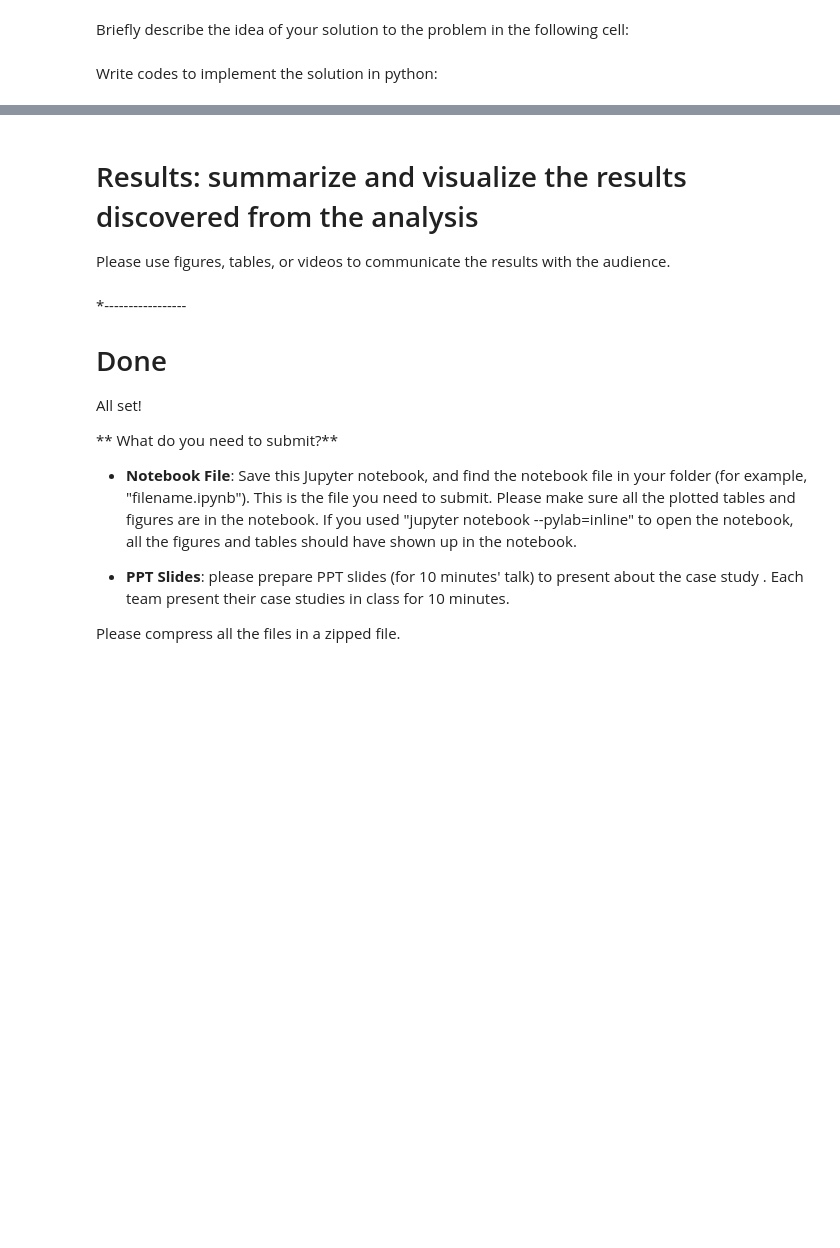
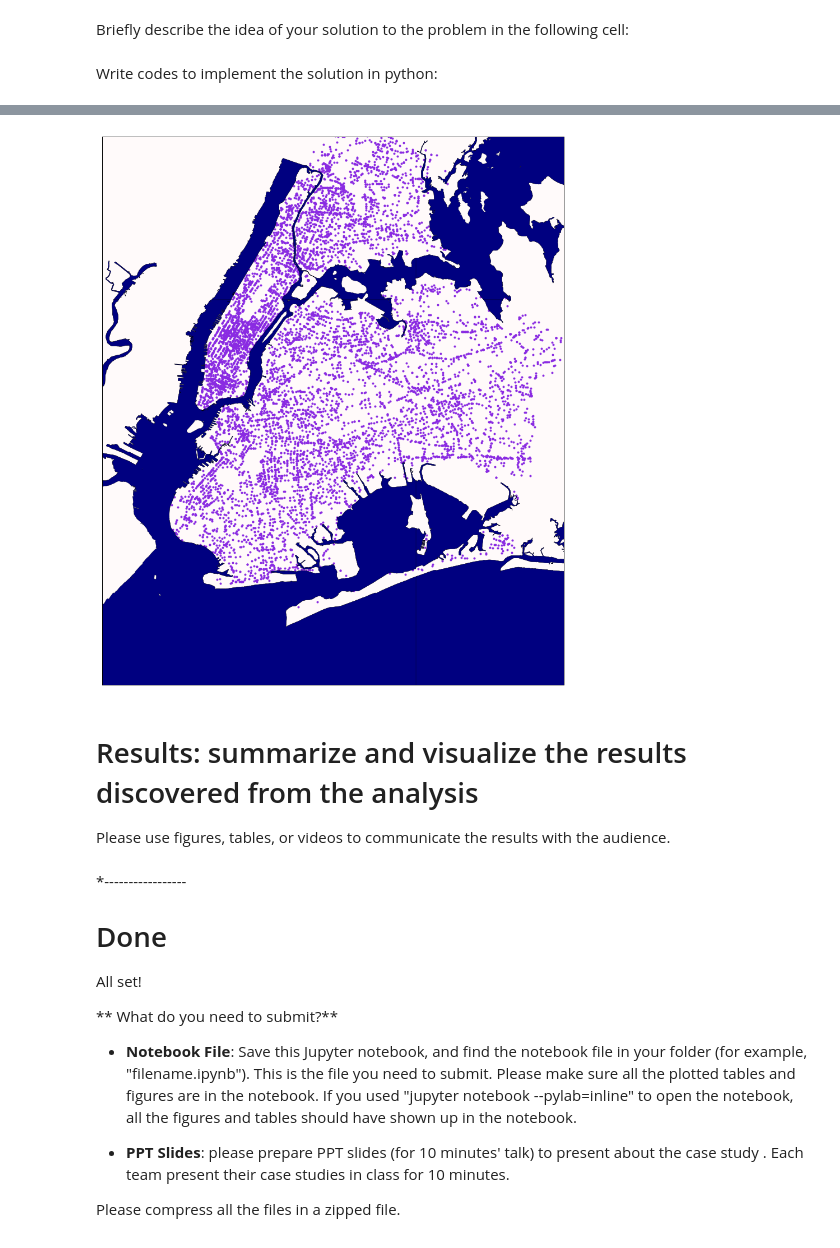
Before and after one commit to dontirun/DS3001-Case-6, a Jupyter notebook: case6.ipynb, the cells around one changed output, grey strips where cells are left out. Cells and saved outputs as stored; diff of their text form; code cells hidden in the pictures; blank space fills up the shorter version.

```diff
--- a/case6.ipynb
+++ b/case6.ipynb
@@ -161,6 +161,7 @@ with open('data/NYPD_Motor_Vehicle_Collisions.csv') as infile:
     emergency = []
     distract = []
     infr_fail = []
+    x = 0
     for line in reader:
         if line['NUMBER OF PERSONS INJURED'] != '0':
             injured.append(line)
@@ -178,9 +179,15 @@ with open('data/NYPD_Motor_Vehicle_Collisions.csv') as infile:
             if line[('CONTRIBUTING FACTOR VEHICLE ' + str(i))] == 'Driver Inattention/Distraction':
                 distract.append(line)
             if line[('CONTRIBUTING FACTOR VEHICLE ' + str(i))] in ['Shoulders Defective/Improper', 'Traffic Control Device Improper/Nonworking',
-                                                                   'Lane Marking Improper/Inadequate', 'Pavement Defective', 'Obstruction/Debris',
-                                                                   'View Obstructed/Limited', 'Oversized Vehicle', 'Pavement Slippery']:
+                                                                    'Lane Marking Improper/Inadequate', 'Pavement Defective', 'Obstruction/Debris',
+                                                                    'View Obstructed/Limited', 'Oversized Vehicle', 'Pavement Slippery']:
                 infr_fail.append(line)
+        #x += 1
+        #if x > 10000:
+            #break
 
-for i in [injured, fatality, bicycle, pedestrian, taxi, emergency, distract, infr_fail]:
-    print (i, ':', len(i))
+list_names = ['injured', 'fatality', 'pedestrian', 'bicycle', 'taxi', 'emergency', 'distract', 'infr_fail']
+z = 0
+for i in [injured, fatality, pedestrian, bicycle, taxi, emergency, distract, infr_fail]:
+    print (list_names[z] + ': ' + str(len(i)))
+    z += 1
@@ -187,5 +203,7 @@ for i in [injured, fatality, bicycle, pedestrian, taxi, emergency, distract, inf
 # %%
 import matplotlib.pyplot as plt
+import csv
+import numpy as np
 from mpl_toolkits.basemap import Basemap
 from matplotlib.patches import Polygon
 from matplotlib.collections import PatchCollection
@@ -203,42 +221,44 @@ with open('data/NYPD_Motor_Vehicle_Collisions.csv') as infile:
         else:
             lat.append(float(line['LATITUDE']))
             lon.append(float(line['LONGITUDE']))
-            i += 1
-            if i >= 100: #
-                break
+        i += 1
+        if i >= 10000: #
+            break
 
 # Set up map
 fig, ax = plt.subplots(figsize=(18,18))
 map = Basemap(projection='mill',
             llcrnrlat = 40.5,
             llcrnrlon = -74.1,
             urcrnrlat = 40.9,
             urcrnrlon = -73.7,
             resolution='c')
 
 map.drawmapboundary(fill_color = 'snow')
 map.readshapefile('nyc_shapefile/nyc', 'nyc')
 
 # Separate water and land polygons in shapefile
 water_patches = []
 land_patches = []
 water_tiles = [13936, 7906, 3830, 1456, 1311, 581, 291, 120, 107, 19]
 
 # Color shapefile polygons
 for info, shape in zip(map.nyc_info, map.nyc):
     if len(shape) in water_tiles:
         water_patches.append(Polygon(np.array(shape), True))
     else:
         land_patches.append(Polygon(np.array(shape), True))
 ax.add_collection(PatchCollection(water_patches, facecolor= 'navy', edgecolor='k', linewidths=0.3, zorder=2))
 ax.add_collection(PatchCollection(land_patches, facecolor= 'snow', edgecolor='k', linewidths=0.3, zorder=2))
 
 # Add datapoints
 x,y = map(lon, lat)
 map.scatter(x,y, marker = '.', color = 'blueviolet', )
 
 # Show Plots
 plt.show()
+# %% [output]
+[figure, added]
 # %% [markdown]
 # Results: summarize and visualize the results discovered from the analysis
 
```
Also changed, not shown: parts of 1 cell of this notebook.
